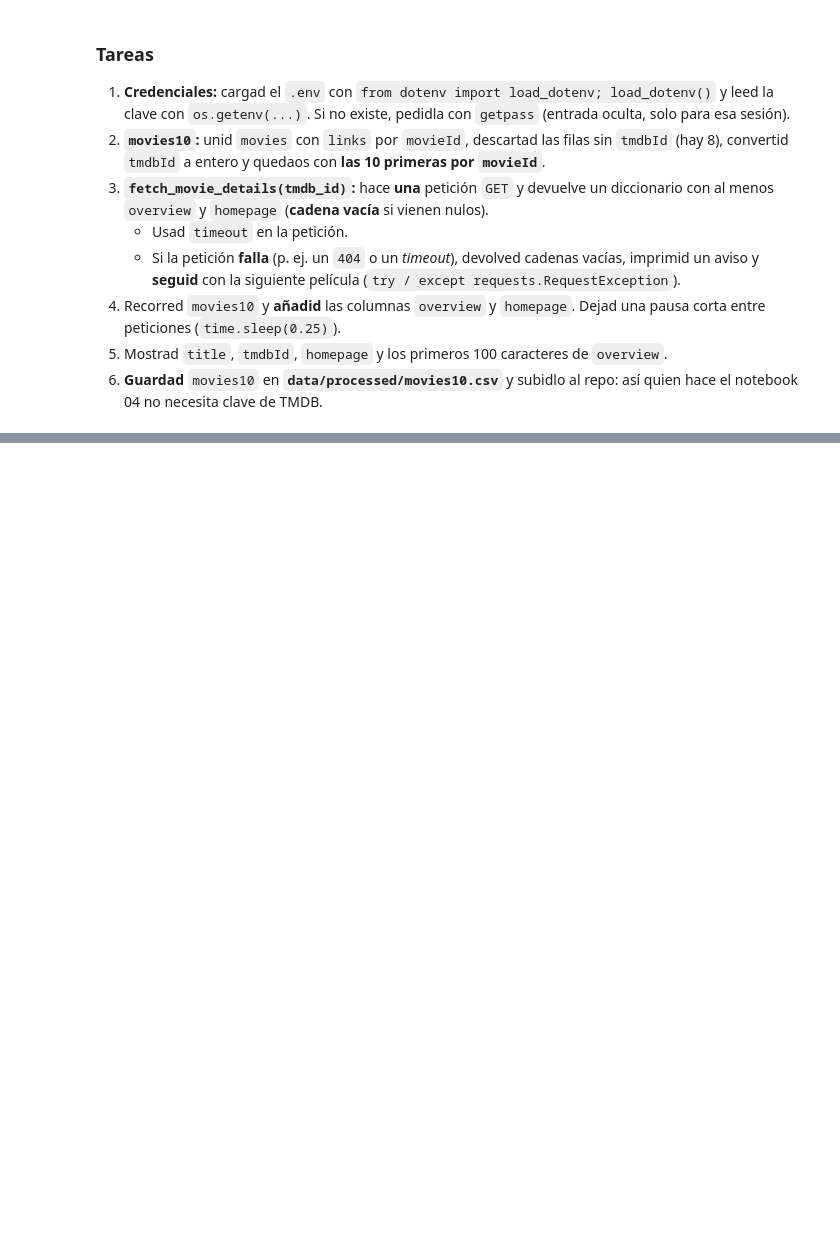
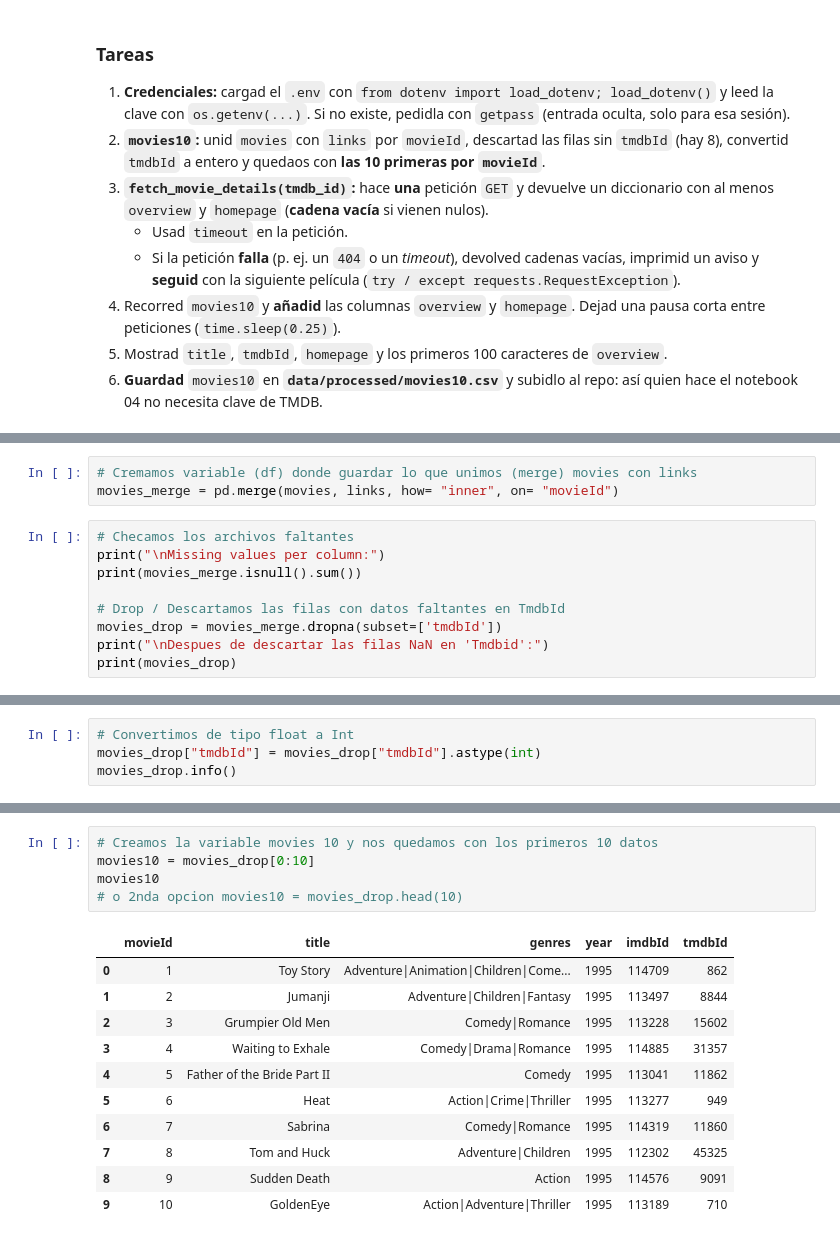
Before and after one commit to JuanSerafini/Team_Challenge_Movies_7, a Jupyter notebook: 03_tmdb.ipynb, the cells around one changed output, grey strips where cells are left out. Drawn from its saved outputs; the diff is of its cells as text; blank space fills up the shorter version.

Commit message:
03_tmdb completado y creamos movie10.csv

```diff
--- a/03_tmdb.ipynb
+++ b/03_tmdb.ipynb
@@ -62,0 +76,12 @@ print(movies.shape, links.shape)
+# %%
+# Cremamos variable (df) donde guardar lo que unimos (merge) movies con links
+movies_merge = pd.merge(movies, links, how= "inner", on= "movieId")
+# %%
+# Checamos los archivos faltantes
+print("\nMissing values per column:")
+print(movies_merge.isnull().sum())
+
+# Drop / Descartamos las filas con datos faltantes en TmdbId
+movies_drop = movies_merge.dropna(subset=['tmdbId'])
+print("\nDespues de descartar las filas NaN en 'Tmdbid':")
+print(movies_drop)
@@ -62,0 +135,4 @@ print(movies.shape, links.shape)
+# %%
+# Convertimos de tipo float a Int
+movies_drop["tmdbId"] = movies_drop["tmdbId"].astype(int)
+movies_drop.info()
@@ -63,2 +153,19 @@ print(movies.shape, links.shape)
+# %%
+# Creamos la variable movies 10 y nos quedamos con los primeros 10 datos
+movies10 = movies_drop[0:10]
+movies10
+# o 2nda opcion movies10 = movies_drop.head(10)
+# %% [output]
+|  | movieId | title | genres | year | imdbId | tmdbId |
+| 0 | 1 | Toy Story | Adventure|Animation|Children|Come... | 1995 | 114709 | 862 |
+| 1 | 2 | Jumanji | Adventure|Children|Fantasy | 1995 | 113497 | 8844 |
+| 2 | 3 | Grumpier Old Men | Comedy|Romance | 1995 | 113228 | 15602 |
+| 3 | 4 | Waiting to Exhale | Comedy|Drama|Romance | 1995 | 114885 | 31357 |
+| 4 | 5 | Father of the Bride Part II | Comedy | 1995 | 113041 | 11862 |
+| 5 | 6 | Heat | Action|Crime|Thriller | 1995 | 113277 | 949 |
+| 6 | 7 | Sabrina | Comedy|Romance | 1995 | 114319 | 11860 |
+| 7 | 8 | Tom and Huck | Adventure|Children | 1995 | 112302 | 45325 |
+| 8 | 9 | Sudden Death | Action | 1995 | 114576 | 9091 |
+| 9 | 10 | GoldenEye | Action|Adventure|Thriller | 1995 | 113189 | 710 |
 # %%
 # --- Parte 2: TMDB GET /movie/{id} → overview y homepage ---
```
Also changed, not shown: parts of 12 cells of this notebook, 1 other file.
